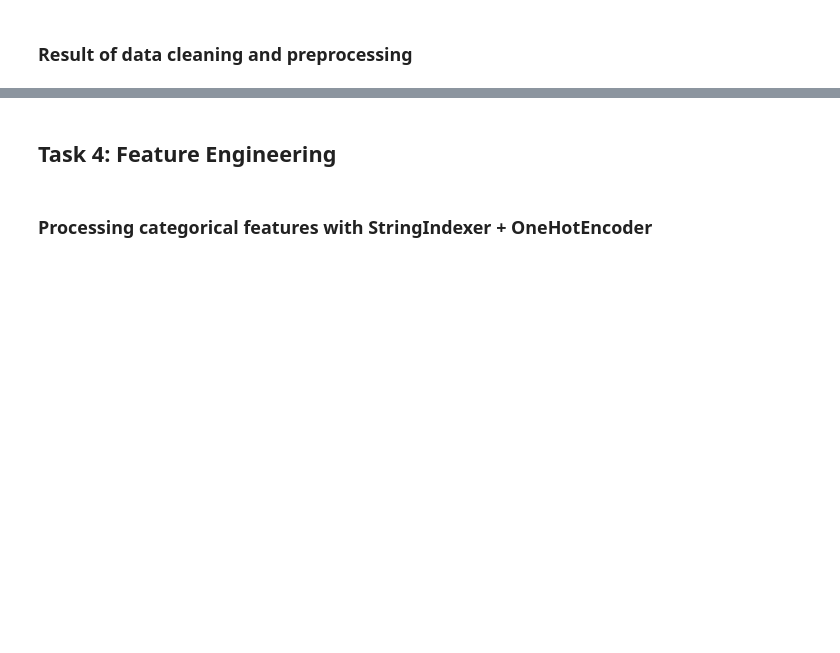
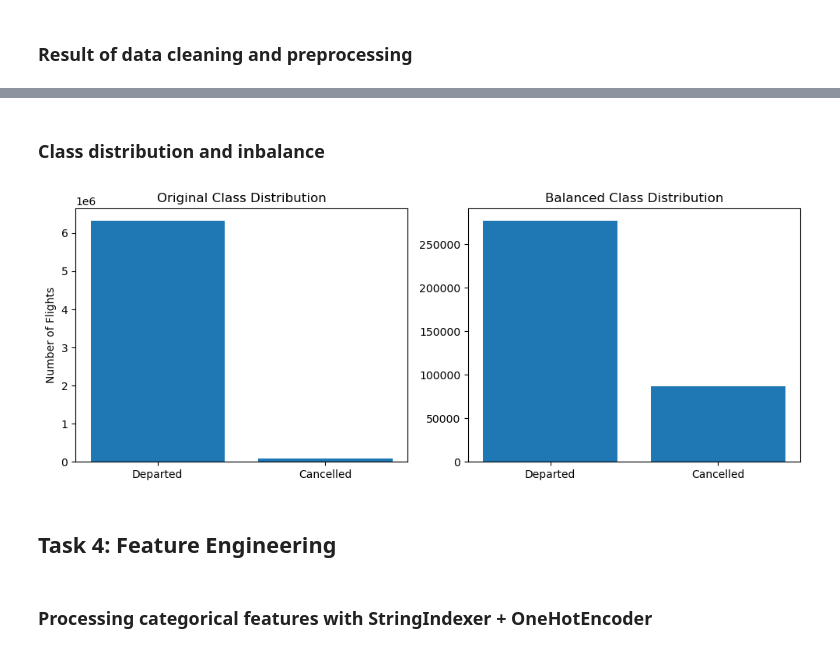
Before and after one commit to mariaanett/bdm-project, a Jupyter notebook: project_4/SparkML.ipynb, the cells around one changed output, grey strips where cells are left out. Saved outputs shown, nothing was run; the diff lists cells and outputs as text; code cells hidden in the pictures; blank space fills up the shorter version.

```diff
--- a/project_4/SparkML.ipynb
+++ b/project_4/SparkML.ipynb
@@ -87,0 +125,15 @@ test_df = test_df.toDF(*renamed_columns)
+# %%
+cancelled_df = flight_df.filter(F.col("Cancelled") == 1)
+departed_df = flight_df.filter(F.col("Cancelled") == 0)
+
+cancelled_count = cancelled_df.count()
+departed_count = departed_df.count()
+
+# We slightly increased the ratio of departed fligths as original data is heavily unbalanced
+#50-50 distibution leads the model to become too sensitive
+cancelled_ratio = 0.03 + cancelled_count / departed_count
+print(f"{round(cancelled_ratio, 4)} of departed flights are used.")
+
+sample = departed_df.sample(withReplacement=False, fraction=cancelled_ratio, seed=42)
+
+flight_df = cancelled_df.union(sample)
@@ -217,3 +284,21 @@ flight_df = cancelled_df.union(sample)
+# %% [markdown]
+### Class distribution and inbalance
+# %%
+departed_balanced = sample.count() # the sample taken from departed_df
+
+fig, axes = plt.subplots(1, 2, figsize=(10, 4))
+
+axes[0].bar(['Departed', 'Cancelled'], [departed_count, cancelled_count])
+axes[0].set_title('Original Class Distribution')
+axes[0].set_ylabel('Number of Flights')
+
+axes[1].bar(['Departed', 'Cancelled'], [departed_balanced, cancelled_count])
+axes[1].set_title('Balanced Class Distribution')
+
+plt.tight_layout()
+plt.show()
+# %% [output]
+[figure, added]
 # %% [markdown]
 ## Task 4: Feature Engineering
 # %% [markdown]
```
Also changed, not shown: parts of 56 cells of this notebook, 1 other file.
